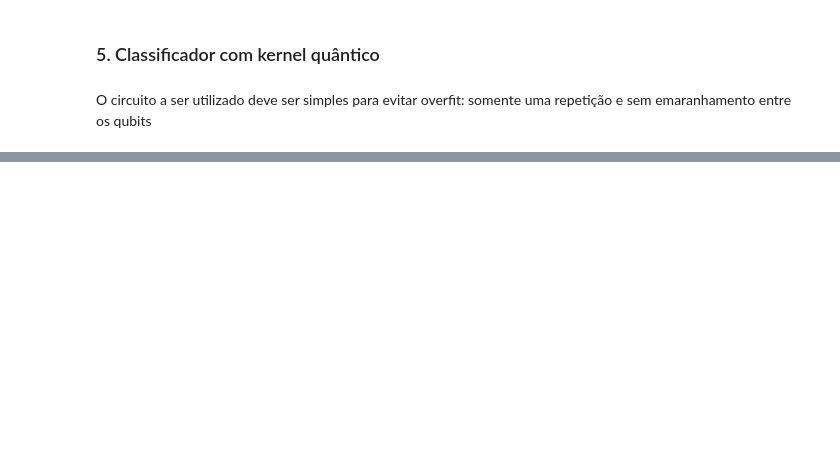
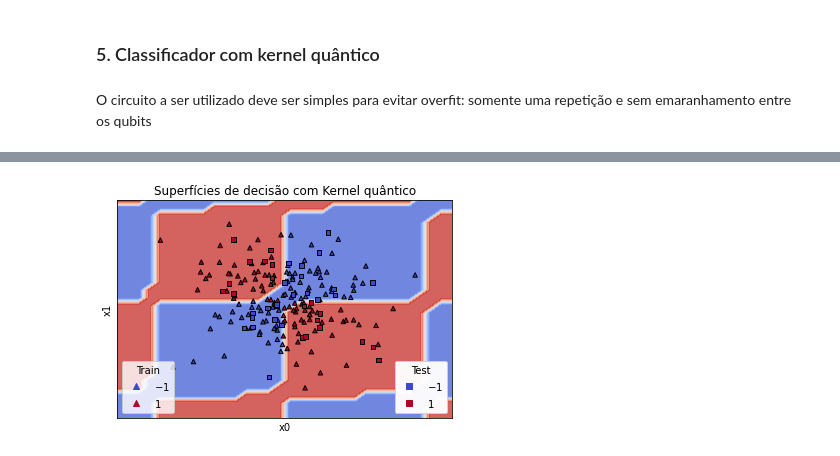
Before and after one commit to jhromeiro/BeerQuantumChallenge, a Jupyter notebook: xorData.ipynb, the cells around one changed output, grey strips where cells are left out. Cells and saved outputs as stored; diff of their text form; code cells hidden in the pictures; blank space fills up the shorter version.

```diff
--- a/xorData.ipynb
+++ b/xorData.ipynb
@@ -169,12 +169,8 @@ matrix_train = QKernel.evaluate(x_vec=Xtrain)
 matrix_test = QKernel.evaluate(x_vec=Xtest, y_vec=Xtrain)
 
 
-def q_kernel(X, Y):
-    return np.dot(np.dot(X, matrix_train), Y.T)
+qsvc = svm.SVC(kernel='precomputed', C= 10)
 
-
-
-qsvc = svm.SVC(kernel=q_kernel, C= 0.5)
 qsvc.fit(matrix_train, ytrain)
 quantum_score = qsvc.score(matrix_test, ytest)
 # %%
@@ -189,44 +185,46 @@ def make_meshgrid(x, y, h=.02):
     return xx, yy
 
 def plot_contours(ax, clf, xx, yy, **params):
-    Z = clf.predict(QKernel.evaluate([xx.ravel(), yy.ravel()]))
+    Z = clf.predict(QKernel.evaluate(x_vec = np.c_[xx.ravel(), yy.ravel()], y_vec=Xtrain))
     Z = Z.reshape(xx.shape)
     out = ax.contourf(xx, yy, Z, **params)
     return out
 
 
 fig, ax = plt.subplots()
-title = ('Superfícies de decisão com Kernel clássico')
+title = ('Superfícies de decisão com Kernel quântico')
 
-xx, yy = make_meshgrid(Xtrain[:, 0], Xtrain[:, 1], h = 0.5)
+xx, yy = make_meshgrid(Xtrain[:, 0], Xtrain[:, 1], h = 0.25)
 plot_contours(ax, qsvc, xx, yy, cmap=plt.cm.coolwarm, alpha=0.8)
 scatter1 = ax.scatter(Xtrain[:, 0], Xtrain[:, 1], c=ytrain, cmap=plt.cm.coolwarm, s=20, edgecolors='k', marker = '^')
 
 scatter2 = ax.scatter(Xtest[:, 0], Xtest[:, 1], c=ytest, cmap=plt.cm.coolwarm, s=20, edgecolors='k', marker = 's')
 
 
 ax.set_ylabel('x1')
 ax.set_xlabel('x0')
 ax.set_xticks(())
 ax.set_yticks(())
 
 
 
 
 legend2 = ax.legend(*scatter1.legend_elements(),
                     loc="lower left", title="Train")
 ax.add_artist(legend2)
 
 legend3 = ax.legend(*scatter2.legend_elements(),
                     loc="lower right", title="Test")
 ax.add_artist(legend3)
 
 ax.set_ylabel('x1')
 ax.set_xlabel('x0')
 ax.set_xticks(())
 ax.set_yticks(())
 ax.set_title(title)
 plt.show()
 
 
 #Pode levar vário minutos para executar
+# %% [output]
+[figure, added]
```
Also changed, not shown: parts of 8 cells of this notebook, 1 other file.
